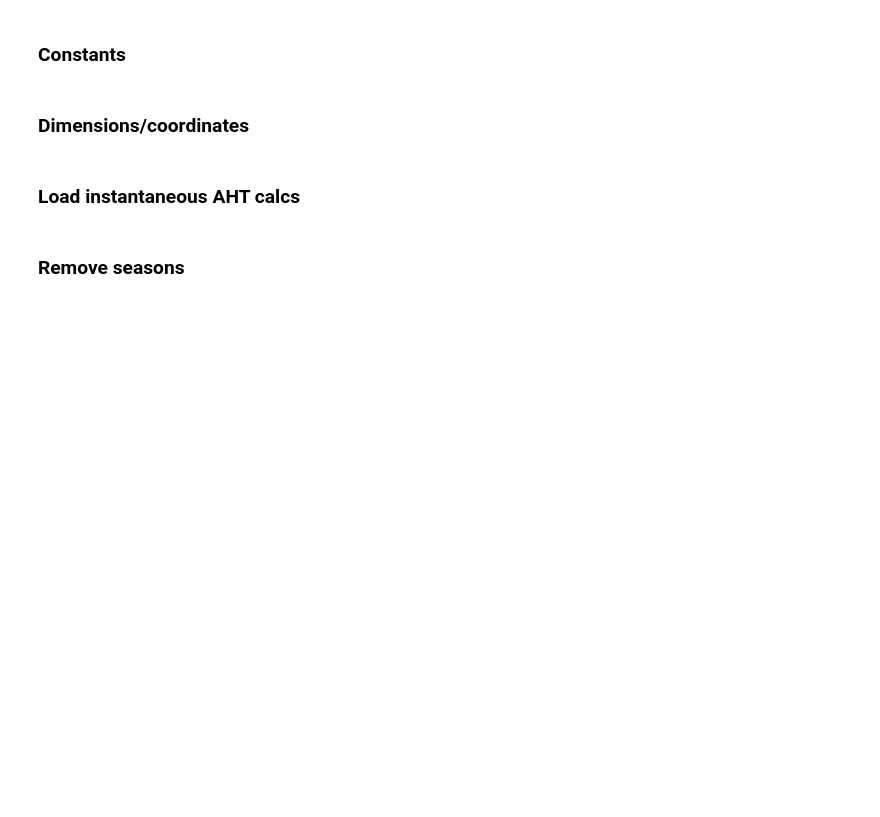
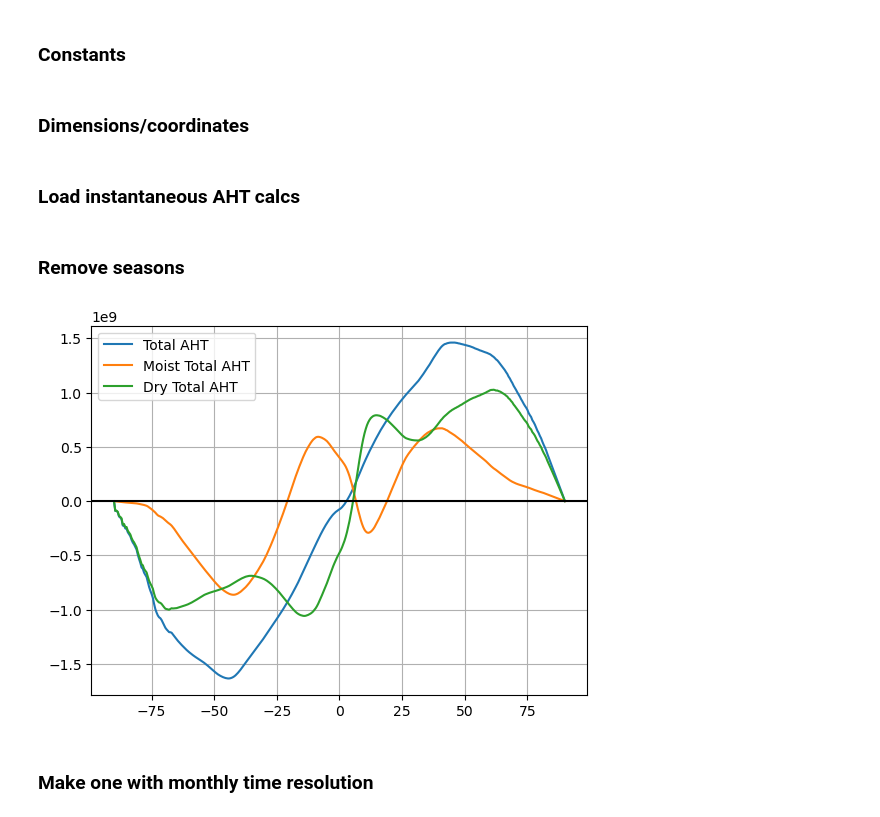
Before and after one commit to tylersc/ERA5_aht, a Jupyter notebook: Make_AHT_nc.ipynb, the cells around one changed output. Drawn from its saved outputs; the diff is of its cells as text; code cells hidden in the pictures; blank space fills up the shorter version.

```diff
--- a/Make_AHT_nc.ipynb
+++ b/Make_AHT_nc.ipynb
@@ -112,6 +112,17 @@ eddy_all_times_no_season_dry = eddy_all_times_no_season - eddy_all_times_no_seas
 
 mmc_all_times_dry = mmc_all_times - mmc_all_times_moist
 mmc_all_times_no_season_dry = mmc_all_times_no_season - mmc_all_times_no_season_moist
+# %%
+plt.plot(lats, np.mean(total_all_times, axis=0), label='Total AHT')
+plt.plot(lats, np.mean(total_all_times_moist, axis=0), label='Moist Total AHT')
+plt.plot(lats, np.mean(total_all_times_dry, axis=0), label='Dry Total AHT')
+
+plt.legend(loc=0)
+plt.axhline(0, color='k')
+plt.grid()
+plt.show()
+# %% [output]
+[figure, added]
 # %%
 time_range = pd.date_range('1979-01-01', '2018-12-31 18:00:00', freq='6H')
 
@@ -144,0 +156,2 @@ final_ds = xr.Dataset(
+# %% [markdown]
+### Make one with monthly time resolution
```
Also changed, not shown: parts of 3 cells of this notebook, 8 other files.
